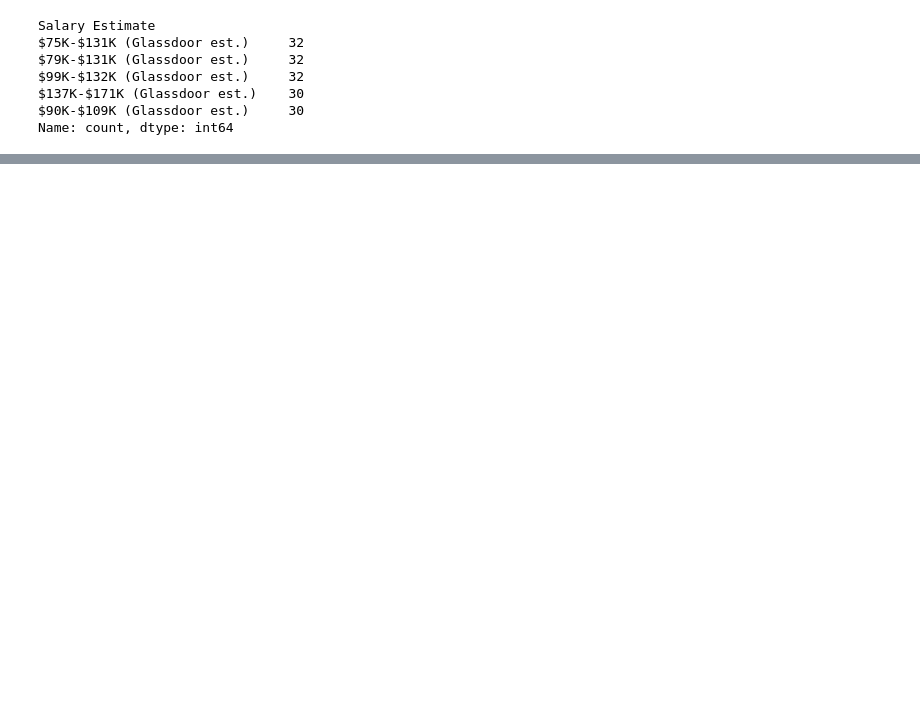
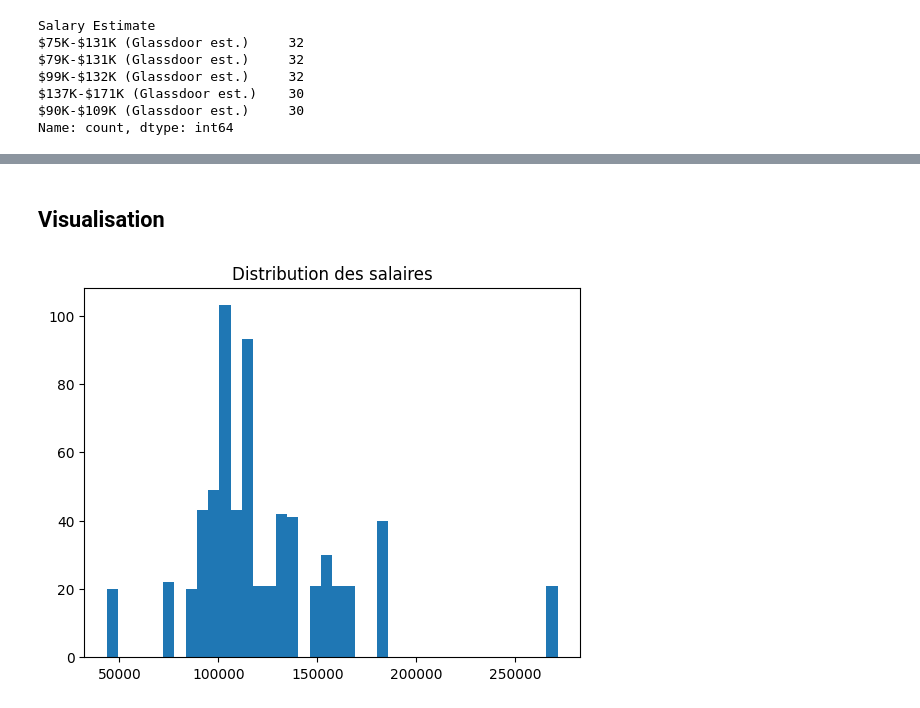
Before and after one commit to elhidarinouhayla/HR-Pulse, a Jupyter notebook: backend/ml/eda.ipynb, the cells around one changed output, grey strips where cells are left out. Saved outputs shown, nothing was run; the diff lists cells and outputs as text; code cells hidden in the pictures; blank space fills up the shorter version.

```diff
--- a/backend/ml/eda.ipynb
+++ b/backend/ml/eda.ipynb
@@ -121,3 +129,9 @@ $99K-$132K (Glassdoor est.)     32
 $137K-$171K (Glassdoor est.)    30
 $90K-$109K (Glassdoor est.)     30
 Name: count, dtype: int64
+# %%
+from preprocessing import clean_salary
+
+df["salary_clean"] = df["Salary Estimate"].apply(clean_salary)
+
+print(df[["Salary Estimate", "salary_clean"]].head())
@@ -123,0 +161,10 @@ Name: count, dtype: int64
+# %% [markdown]
+## Visualisation
+# %%
+import matplotlib.pyplot as plt
+
+plt.hist(df["salary_clean"].dropna(), bins=40)
+plt.title("Distribution des salaires")
+plt.show()
+# %% [output]
+[figure, added]
```
Also changed, not shown: parts of 8 cells of this notebook.
